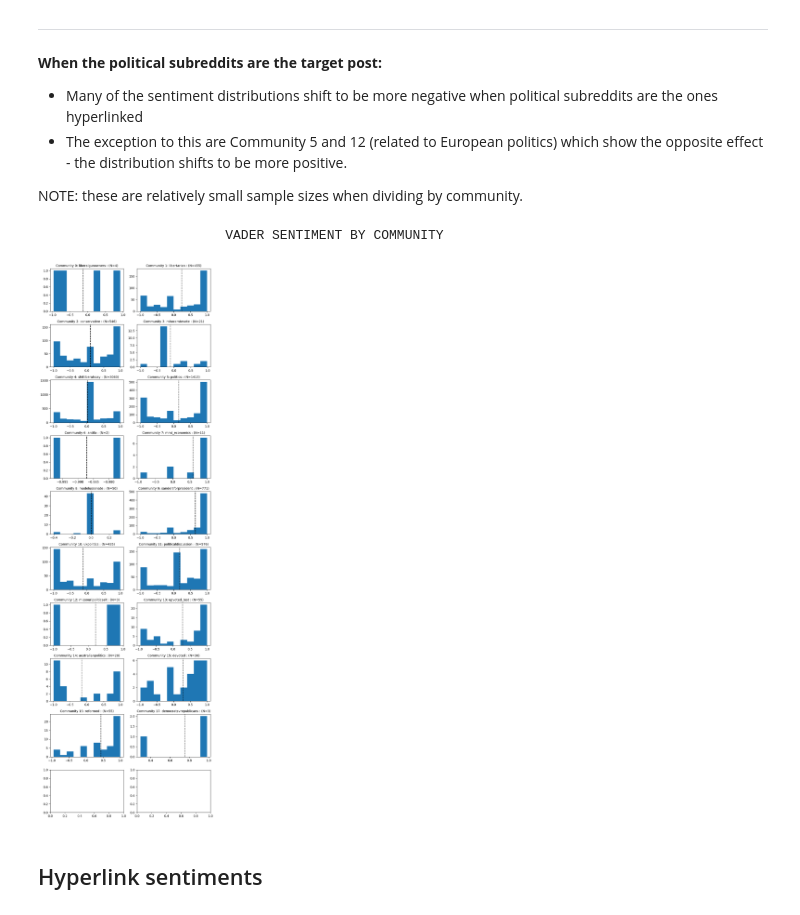
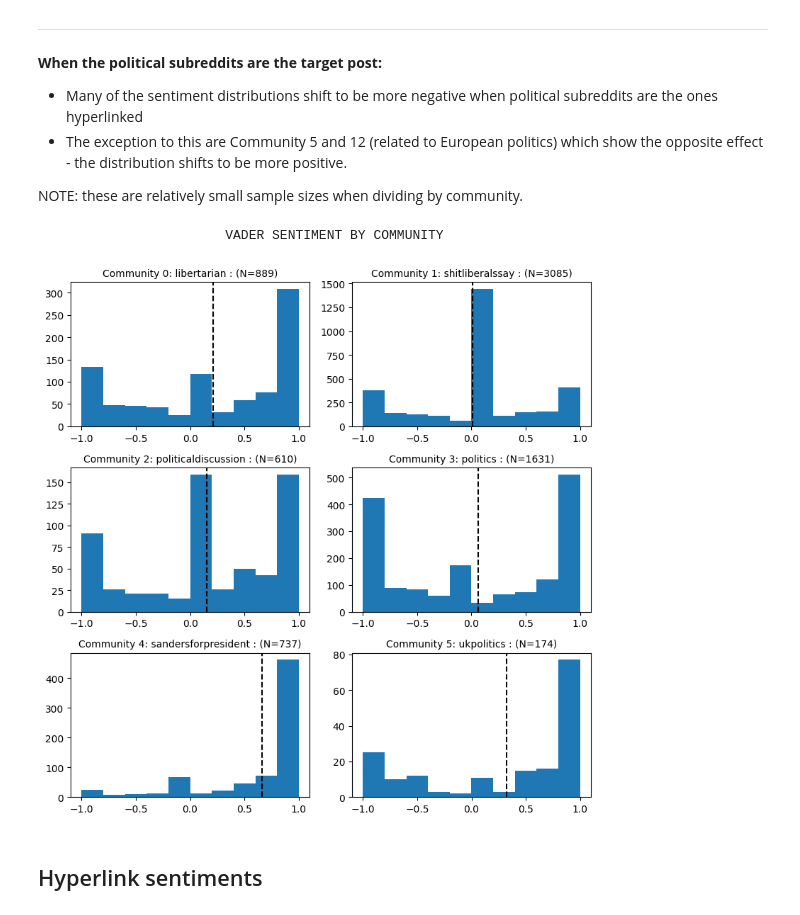
Before and after one commit to kehunter/stat236-subreddit-clustering, a Jupyter notebook: sentiment.ipynb, the cells around one changed output. Saved outputs shown, nothing was run; the diff lists cells and outputs as text; code cells hidden in the pictures.

Commit message:
Filter political subs

```diff
--- a/sentiment.ipynb
+++ b/sentiment.ipynb
@@ -24,6 +24,7 @@ col_list = list(post_colnames_df['Colname'].values)
 df_full[col_list] = df_full.loc[:,'PROPERTIES'].str.split(',', expand=True)
 df_full[col_list] = df_full[col_list].astype(float) # correct datatype
 
+
 ## filter by political subreddits
 # read in political subs
 with open('data/subreddits.txt', 'r') as f:
@@ -33,12 +34,27 @@ regex = re.compile(r'(politic|trump|biden|democrat|republican|liberal|conservati
 dynamic_political_subs = [sub for sub in df_full["SOURCE_SUBREDDIT"].unique() if regex.search(sub)]
 political_subs.extend(dynamic_political_subs)
 
+df = pd.read_csv('data/filtered_network.csv')
+to_drop = ['devotedmap', 'devoted', 'reformedhumor',
+           'reformed', 'mtaugustajustice',
+           'justiceleague', 'injustice',
+           'antifa', 'enoughantifaspam',
+            'mmt_economics', 'ronpaul',
+            'liberalgunowners', 'guncontrol'
+          ]
+df = df.drop(df[df['SOURCE_SUBREDDIT'].isin(to_drop) | df['TARGET_SUBREDDIT'].isin(to_drop)].index)
+
+# separate post properties into different columns
+df[col_list] = df.loc[:,'PROPERTIES'].str.split(',', expand=True)
+df[col_list] = df[col_list].astype(float) # correct datatype
+
 # filter dataframe
 source_is_political = df_full["SOURCE_SUBREDDIT"].isin(political_subs)
 target_is_political = df_full["TARGET_SUBREDDIT"].isin(political_subs)
 
 # keep only connections where both are political
-df = df_full[source_is_political & target_is_political]
+# df = df_full[source_is_political & target_is_political]
+# df = df[df['SOURCE_SUBREDDIT'].isin(clustering_embed['subreddit']) & df['TARGET_SUBREDDIT'].isin(clustering_embed['subreddit'])]
 df_psource = df_full[source_is_political]
 df_ptarget = df_full[target_is_political]
 
@@ -114,3 +128,16 @@ See the caveats in the documentation: https://pandas.pydata.org/pandas-docs/stab
+# %%
+# ADD MANUAL LABELS
+manual_community_labels = {
+    0: "Right/Libertarian",
+    1: "Left/Socialist",
+    2: "Neutral/World",
+    3: "Election/US",
+    4: "Sanders",
+    5: "European"
+}
+
+df["SOURCE_COMMUNITY_NAME"] = df['SOURCE_COMMUNITY'].map(manual_community_labels)
+df["TARGET_COMMUNITY_NAME"] = df['TARGET_COMMUNITY'].map(manual_community_labels)
 # %% [markdown]
 # Sentiment Analysis
 - Sentiment variables:
@@ -165,26 +192,26 @@ All other communities have majority positive posts.
 NOTE: these are relatively small sample sizes when dividing by community.
 # %%
 def plot_avg_sentiment(df, sentiment):
-    fig, axs = plt.subplots(len(communities)//2 +1,2, figsize=(8,25))
+    fig, axs = plt.subplots(len(communities)//2,2, figsize=(8,8))
     flat_ax = axs.flatten()
 
     for i, comm in enumerate(communities):
         idx_source = df[source].isin(comm)
         x_source = df[idx_source][f'sentiment_{sentiment}']
         flat_ax[i].hist(x_source)
         flat_ax[i].axvline(np.mean(x_source), linestyle='--', color="black")
         flat_ax[i].set_title(f'Community {i}: {community_labels[i][0]} : (N={len(x_source)})', fontdict={'fontsize': 10})
         ax.set_xlim([-1, 1])
 
     plt.tight_layout()
     plt.show()
 
 print("\t\t\tVADER SENTIMENT BY COMMUNITY \n\n\n")
 
 plot_avg_sentiment(df_full, 'compound')
 # %% [output]
                         VADER SENTIMENT BY COMMUNITY
-[figure, old version]
+[figure, new version]
 # %% [markdown]
 ## Hyperlink sentiments
 # %%
```
Also changed, not shown: parts of 42 cells of this notebook, 1 other file.
